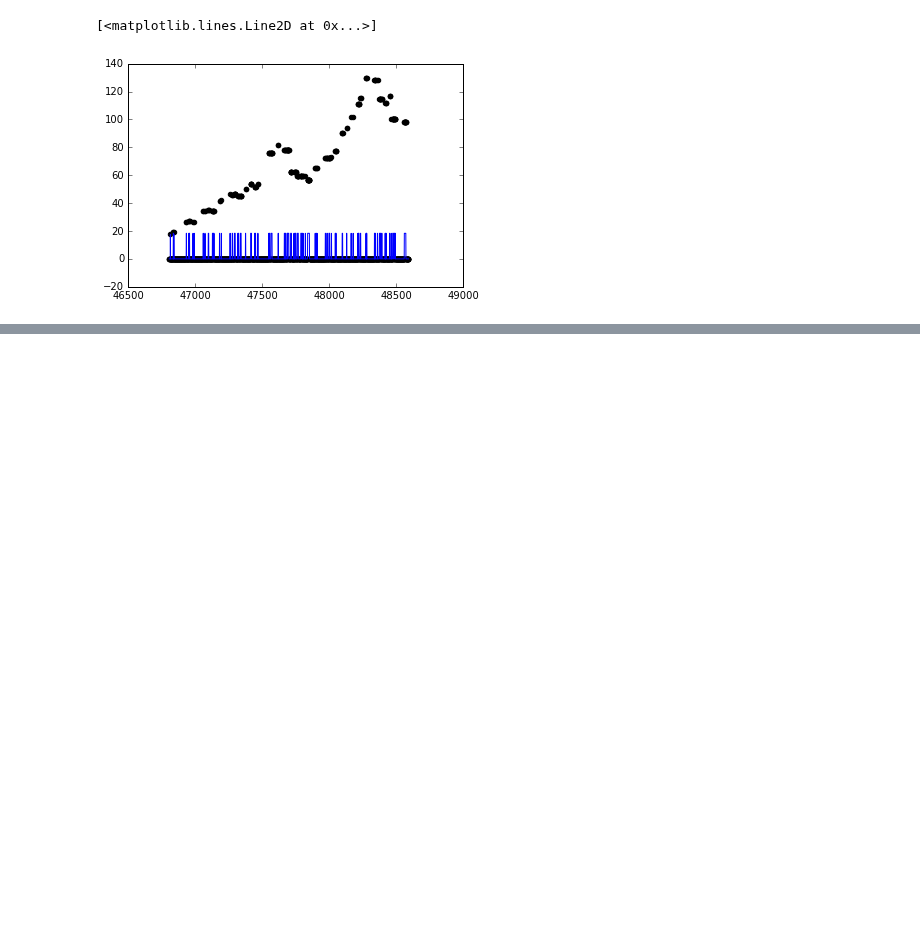
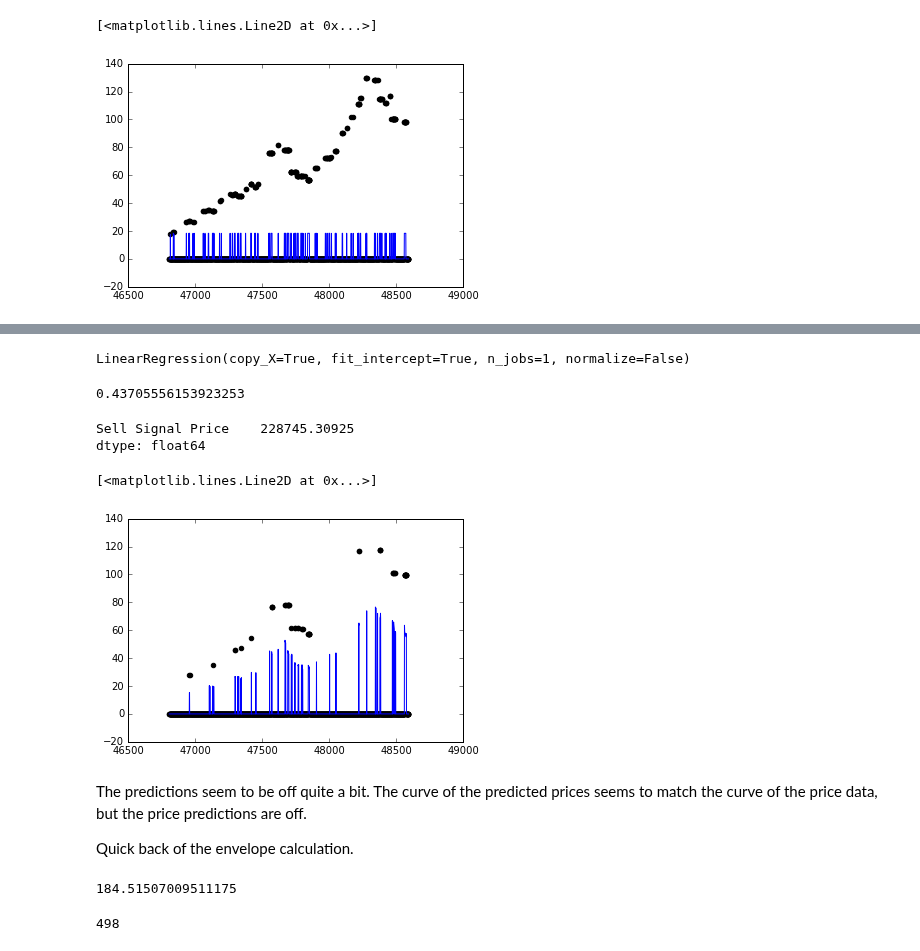
Before and after one commit to theofanislekkas/mlnd, a Jupyter notebook: rsi/RSI Reboot-Copy1.ipynb, the cells around one changed output, grey strips where cells are left out. Drawn from its saved outputs; the diff is of its cells as text; code cells hidden in the pictures; blank space fills up the shorter version.

Commit message:
Add regressions for lower buy threshold.

```diff
--- a/rsi/RSI Reboot-Copy1.ipynb
+++ b/rsi/RSI Reboot-Copy1.ipynb
@@ -746,0 +764,3 @@ As with the decision tree with the 14 day RSI dataset, we see predictions that d
+# %%
+quick['Sell Signal Price'] = pd.Series(0, np.arange(8935))
+quick = quick.fillna(0)
@@ -746,0 +800,49 @@ As with the decision tree with the 14 day RSI dataset, we see predictions that d
+# %%
+features_25 = quick[['RSI', 'Buy Price']]
+prices_25 = quick[['Sell Signal Price']]
+
+ftrain_25 = features_25[:7148]
+ptrain_25 = prices_25[:7148]
+ftest_25 = features_25[7148:]
+ptest_25 = prices_25[7148:]
+# %%
+rsi_1425_model = LinearRegression()
+rsi_1425_model.fit(ftrain_25, ptrain_25)
+# %% [output]
+LinearRegression(copy_X=True, fit_intercept=True, n_jobs=1, normalize=False)
+# %%
+predic_1425 = rsi_1425_model.predict(ftest_25)
+# %%
+rsi_1425_model.score(ftest_25, ptest_25)
+# %% [output]
+0.43705556153923253
+# %%
+np.sum((predic_1425 - ptest_25) ** 2)
+# %% [output]
+Sell Signal Price    228745.30925
+dtype: float64
+# %%
+plt.scatter(ftest_25.index, ptest_25, color='black')
+plt.plot(ftest_25.index, predic_1425, color='blue', linewidth=1)
+# %% [output]
+[<matplotlib.lines.Line2D at 0x...>]
+[figure, added]
+# %% [markdown]
+The predictions seem to be off quite a bit.  The curve of the predicted prices seems to match the curve of the price data, but the price predictions are off.
+
+Quick back of the envelope calculation.
+# %%
+comp_list25 = []
+
+for line in quick.iterrows():
+    if line[1][4] > 0:
+        asd = line[1][4] - line[1][3]
+        comp_list25.append(asd)
+
+sum(comp_list25)
+# %% [output]
+184.51507009511175
+# %%
+len(comp_list25)
+# %% [output]
+498
```
Also changed, not shown: parts of 19 cells of this notebook.
